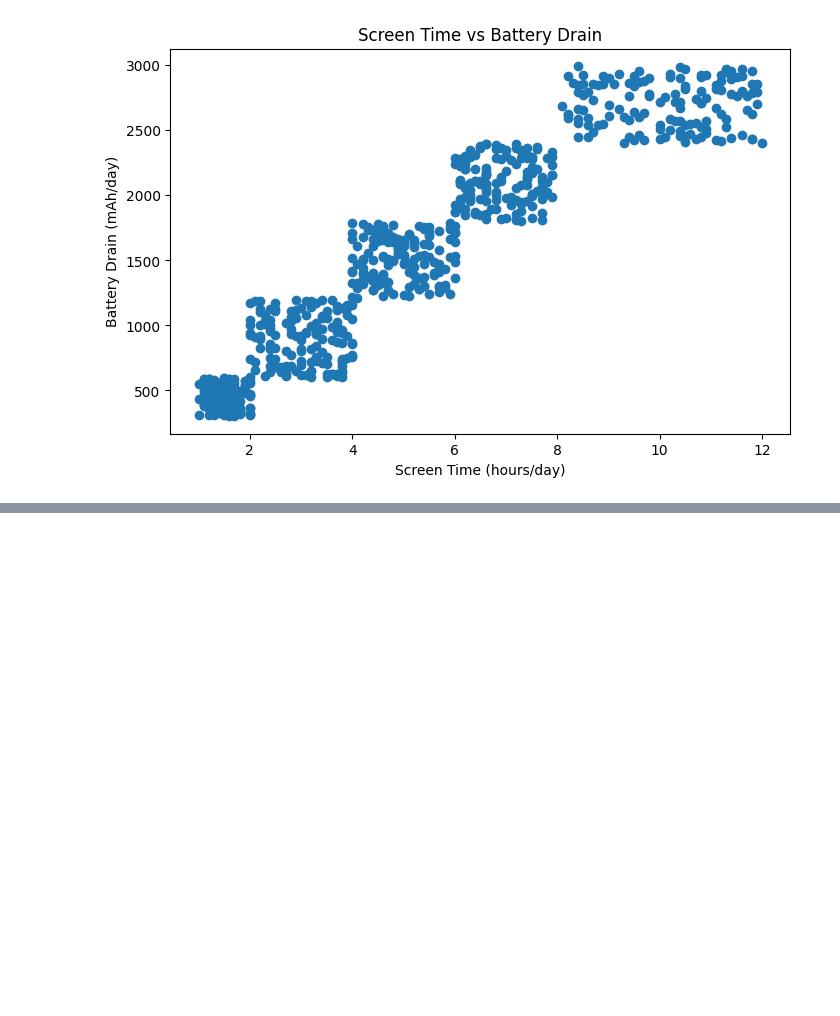
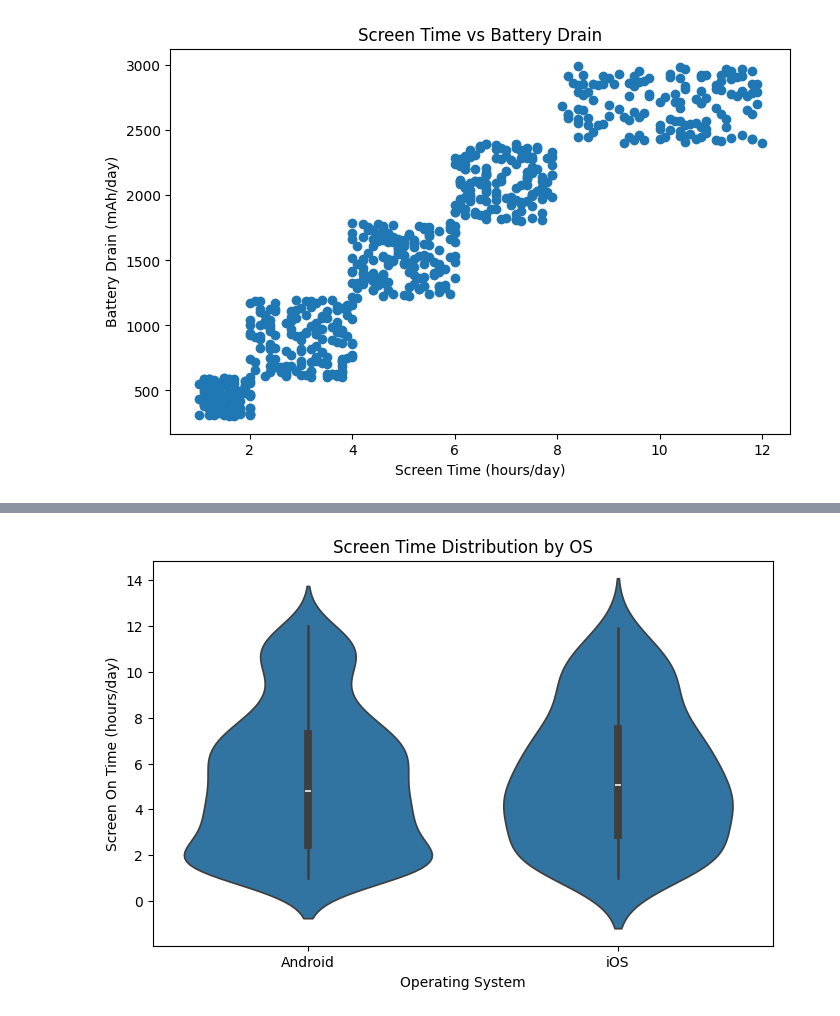
Before and after one commit to namitha-koduru/mobile-phone-usage-analysis, a Jupyter notebook: Mobile_Usage_Analysis.ipynb, the cells around one changed output, grey strips where cells are left out. Drawn from its saved outputs; the diff is of its cells as text; code cells hidden in the pictures; blank space fills up the shorter version.

```diff
--- a/Mobile_Usage_Analysis.ipynb
+++ b/Mobile_Usage_Analysis.ipynb
@@ -166,0 +210,15 @@ files.download("battery_vs_screen_time.png")
+# %%
+plt.figure(figsize=(8,5))
+
+sns.violinplot(
+    x="Operating System",
+    y="Screen On Time (hours/day)",
+    data=df
+)
+
+plt.title("Screen Time Distribution by OS")
+
+plt.savefig("screen_time_violin.png", dpi=300, bbox_inches="tight")
+plt.show()
+# %% [output]
+[figure, added]
```
Also changed, not shown: parts of 8 cells of this notebook.
